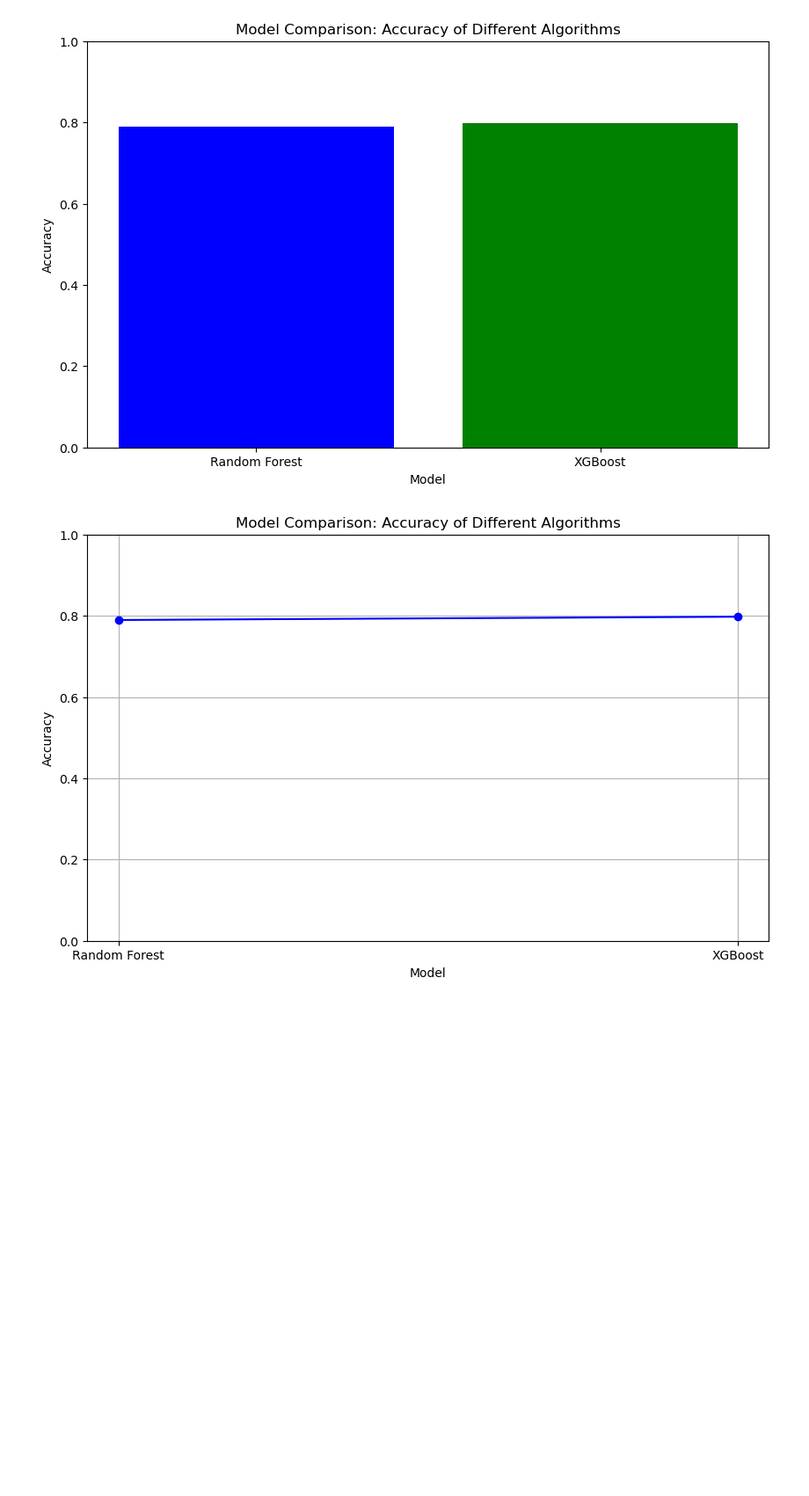
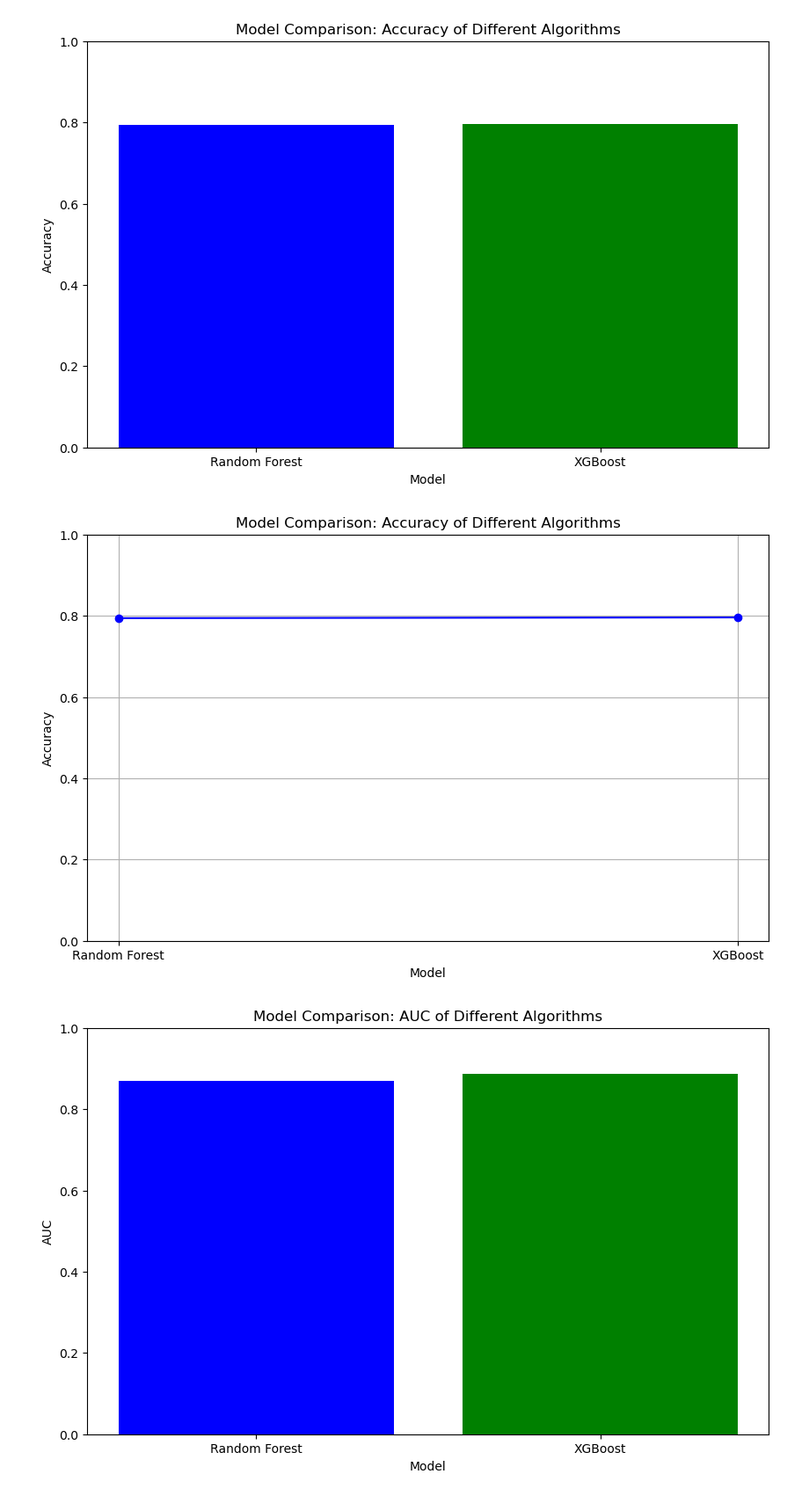
Before and after one commit to SDelRiObando/CS-4662-Spaceship-Titanic-Machine-Learning, a Jupyter notebook: ComparisonNotebook.ipynb, the cells around one changed output. Shown at 88% size. Cells and saved outputs as stored; diff of their text form; code cells hidden in the pictures; blank space fills up the shorter version.

```diff
--- a/ComparisonNotebook.ipynb
+++ b/ComparisonNotebook.ipynb
@@ -121,7 +121,7 @@ Testing set size: (1739, 13)
 # %% [markdown]
 # Random Forest
 # %%
-my_RandomForest = rfc(n_estimators=100, bootstrap=True, random_state=2)
+my_RandomForest = rfc(n_estimators=30, bootstrap=True, random_state=2)
 my_RandomForest.fit(X_train, y_train)
 
 rfc_predict = my_RandomForest.predict(X_test)
@@ -139,7 +139,7 @@ Accuracy of Random Forest: 0.7895
 # XGBoost
 # %%
 # Initialize the XGBoost classifier
-my_XGBoost = xgbc(n_estimators = 29,random_state=2)
+my_XGBoost = xgbc(n_estimators = 30,random_state=2)
 
 # Train the XGBoost model using the training data
 my_XGBoost.fit(X_train, y_train)
@@ -166,6 +166,7 @@ XGBoost Accuracy: 0.7975848188614146
 # %%
 # Store the accuracy scores
 accuracy_scores = []
+auc_scores = []
 
 models = {
     'Random Forest': my_RandomForest,
@@ -174,6 +175,9 @@ models = {
 
 accuracy_scores.append(accuracy_rf)
 accuracy_scores.append(xgb_accuracy)
+
+auc_scores.append(auc_rf)
+auc_scores.append(auc_xgb)
 # %%
 # Create a bar plot to compare the accuracy of models
 plt.figure(figsize=(10, 6))
@@ -196,4 +200,15 @@ plt.ylim(0, 1)  # Accuracy range from 0 to 1
 plt.grid(True)
 plt.show()
 # %% [output]
-[figure, old version]
+[figure, new version]
+# %%
+# Create a bar plot to compare the accuracy of models
+plt.figure(figsize=(10, 6))
+plt.bar(models.keys(), auc_scores, color=['blue', 'green', 'red', 'purple', 'orange'])
+plt.xlabel('Model')
+plt.ylabel('AUC')
+plt.title('Model Comparison: AUC of Different Algorithms')
+plt.ylim(0, 1)  # Accuracy range from 0 to 1
+plt.show()
+# %% [output]
+[figure, added]
```
Also changed, not shown: parts of 4 cells of this notebook.
